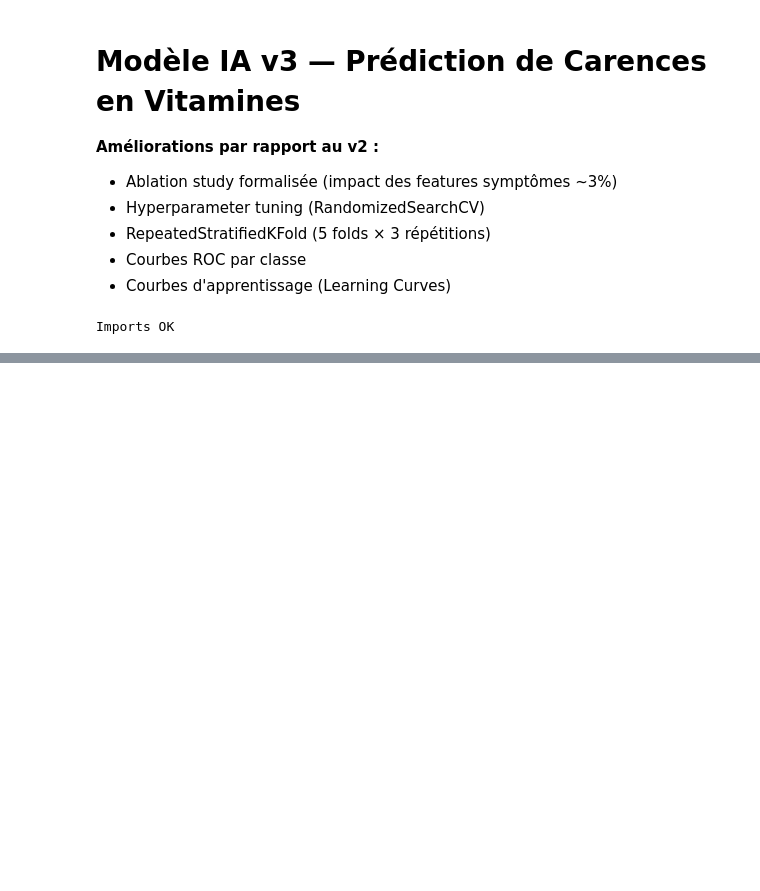
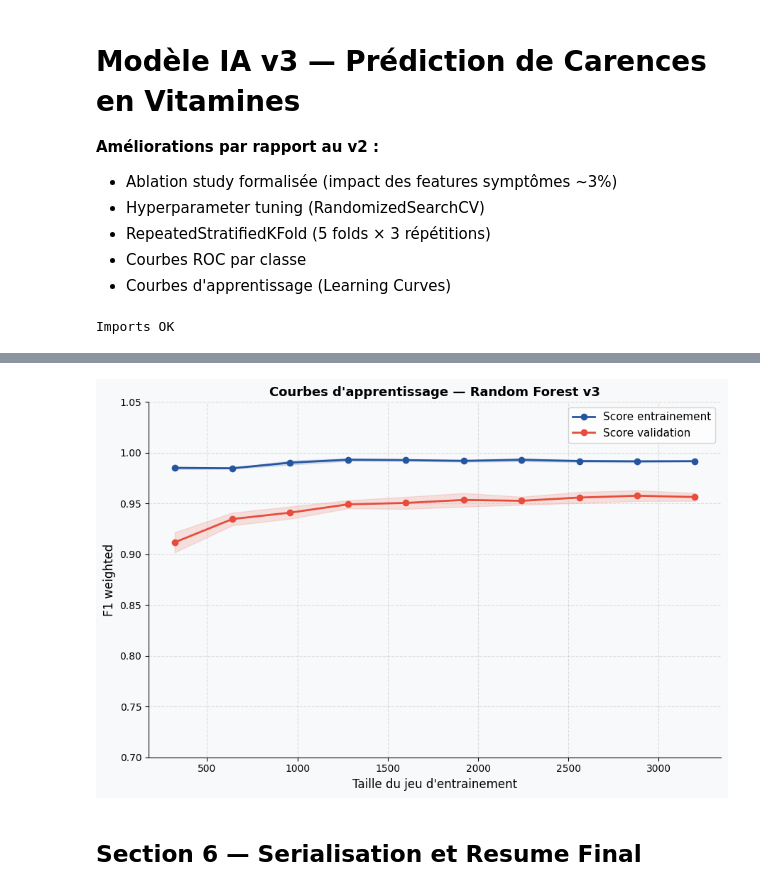
Before and after one commit to serdarvarl/projet_vitamin_IA, a Jupyter notebook: notebooks/modeles_IA_v3.ipynb, the cells around one changed output, grey strips where cells are left out. Drawn from its saved outputs; the diff is of its cells as text; code cells hidden in the pictures; blank space fills up the shorter version.

```diff
--- a/notebooks/modeles_IA_v3.ipynb
+++ b/notebooks/modeles_IA_v3.ipynb
@@ -97,0 +364,50 @@ Colonnes :
+# %%
+train_sizes, train_scores, val_scores = learning_curve(
+    best_model,
+    X, y,
+    cv=5,
+    scoring='f1_weighted',
+    train_sizes=np.linspace(0.1, 1.0, 10),
+    n_jobs=-1
+)
+
+train_mean = train_scores.mean(axis=1)
+train_std  = train_scores.std(axis=1)
+val_mean   = val_scores.mean(axis=1)
+val_std    = val_scores.std(axis=1)
+
+fig, ax = plt.subplots(figsize=(9, 6))
+fig.patch.set_facecolor('#f8f9fa')
+ax.set_facecolor('#f8f9fa')
+
+ax.plot(train_sizes, train_mean, 'o-', color='#2655A0',
+        linewidth=2, label='Score entrainement')
+ax.fill_between(train_sizes,
+                train_mean - train_std,
+                train_mean + train_std,
+                alpha=0.15, color='#2655A0')
+
+ax.plot(train_sizes, val_mean, 'o-', color='#e74c3c',
+        linewidth=2, label='Score validation')
+ax.fill_between(train_sizes,
+                val_mean - val_std,
+                val_mean + val_std,
+                alpha=0.15, color='#e74c3c')
+
+ax.set_xlabel('Taille du jeu d\'entrainement', fontsize=12)
+ax.set_ylabel('F1 weighted', fontsize=12)
+ax.set_title('Courbes d\'apprentissage — Random Forest v3',
+             fontsize=13, fontweight='bold')
+ax.legend(fontsize=11)
+ax.set_ylim([0.7, 1.05])
+ax.spines['top'].set_visible(False)
+ax.spines['right'].set_visible(False)
+ax.grid(True, linestyle='--', alpha=0.4)
+
+plt.tight_layout()
+plt.savefig('learning_curves_v3.png', dpi=200, bbox_inches='tight')
+plt.show()
+# %% [output]
+[figure, added]
+# %% [markdown]
+## Section 6 — Serialisation et Resume Final
```
Also changed, not shown: parts of 11 cells of this notebook, 3 other files.
